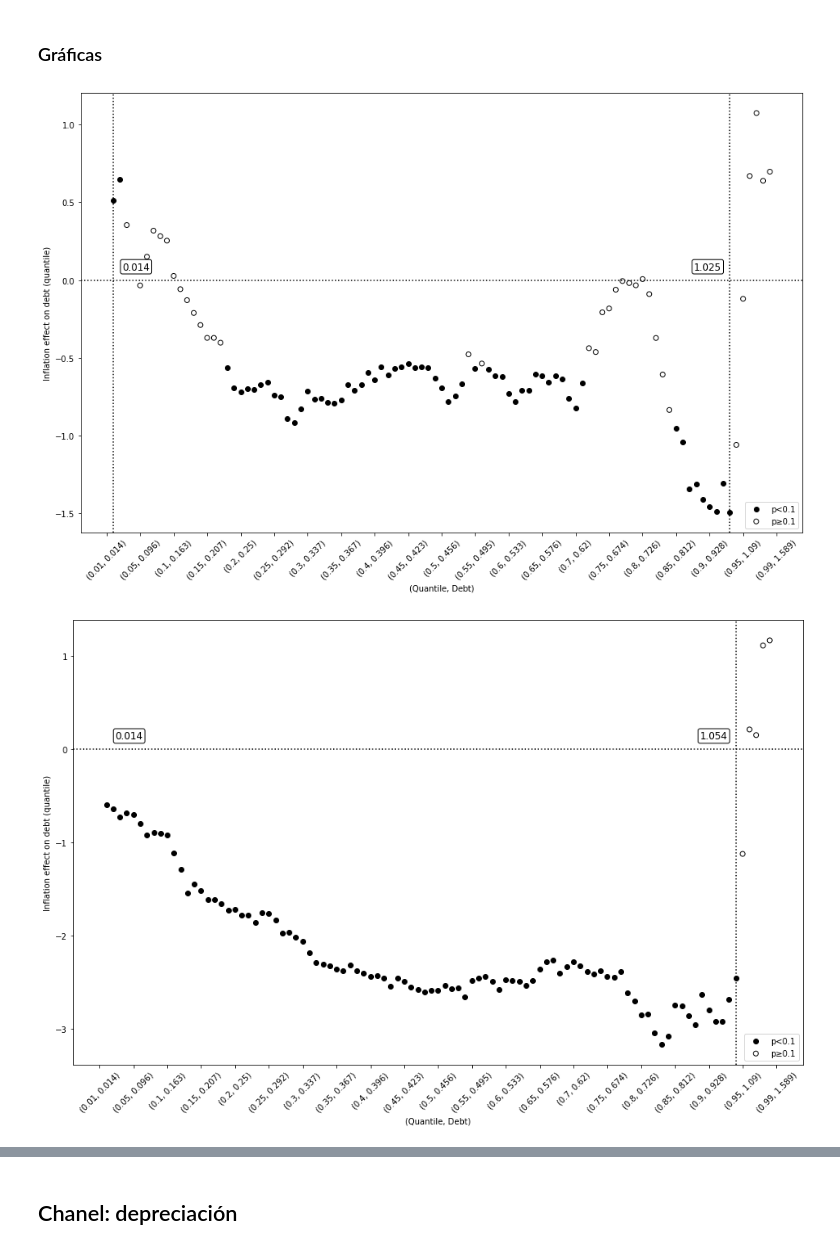
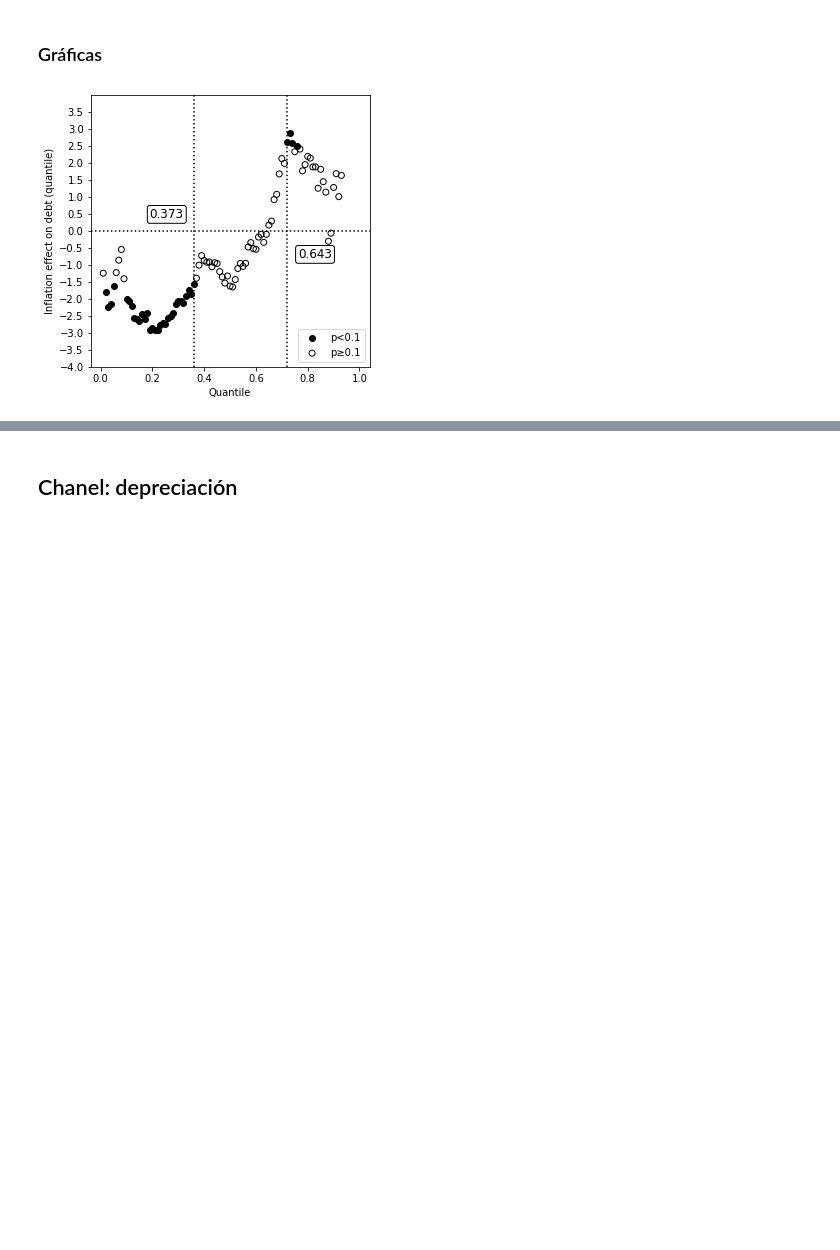
Before and after one commit to jguerrae/QuantilReg_InflationDebt, a Jupyter notebook: 3_ONE_SCRIPT.ipynb, the cells around one changed output, grey strips where cells are left out. Drawn from its saved outputs; the diff is of its cells as text; code cells hidden in the pictures; blank space fills up the shorter version.

```diff
--- a/3_ONE_SCRIPT.ipynb
+++ b/3_ONE_SCRIPT.ipynb
@@ -69,17 +69,19 @@ infr = infr[(infr.PI<qsi) & (infr.PI>qii)]
 for i in ['PI_ST5', 'PI_ST4', 'PI_ST3', 'PI_ST2', 'PI_ST1']:
     infr[f"PCT_{i}"] = infr[i].copy()
     # infr[i] = np.log(1+np.abs(infr["PI"]-infr[i])) # -> LOG 1 + ABS
+
     # infr[i] = np.log((infr["PI"]-infr[i])**2) # -> OK, LOG CUADRATICA
-    # infr[i] = np.log(1+(infr["PI"]-infr[i])**2) -> OK, LOG 1 + CUADRATICA
+    # infr[i] = np.log(1+(infr["PI"]-infr[i])**2) # -> OK, LOG 1 + CUADRATICA
     # infr[i] = np.sqrt(np.abs(infr["PI"] - infr[i])) # -> RAIZ CUADRAD  ABS
-    # infr[i] = np.sqrt(1 + np.abs(infr["PI"] - infr[i])) -> RAIZ CUADRAD 1 + ABS
-    # infr[i] = 1 / (1 + np.exp(-(np.abs(infr["PI"] - infr[i])))) -> OK SIGMOIDE
+
+    # infr[i] = np.sqrt(1 + np.abs(infr["PI"] - infr[i])) # -> RAIZ CUADRAD 1 + ABS
+    # infr[i] = 1 / (1 + np.exp(-(np.abs(infr["PI"] - infr[i])))) # -> OK SIGMOIDE
     # infr[i] = boxcox1p(infr["PI"] - infr[i], 0.5) # -> OK BOX-COX
     # infr[i] = np.arcsinh(np.abs(infr["PI"] - infr[i])) # -> OK arcseno
-    # infr[i] = np.tanh(np.abs(infr["PI"] - infr[i])) # - VTANGENTE ARC
+    infr[i] = np.tanh(np.abs(infr["PI"] - infr[i])) # - VTANGENTE ARC
 
-    infr = infr.merge(infr.groupby('WEO_CODE')[i].mean().reset_index().rename(columns = {i : f"D_{i}"}), "left", "WEO_CODE")
-    infr[i] = infr[i]/infr[f"D_{i}"]
+    # infr = infr.merge(infr.groupby('WEO_CODE')[i].mean().reset_index().rename(columns = {i : f"D_{i}"}), "left", "WEO_CODE")
+    # infr[i] = infr[i]/infr[f"D_{i}"]
 # %% [output]
 A value is trying to be set on a copy of a slice from a DataFrame.
 Try using .loc[row_indexer,col_indexer] = value instead
@@ -338,7 +340,8 @@ for i in modelos:
     try:
         result_df = pd.read_excel(i)
         ###################################################################################################################################################################
-        plt.figure(figsize=(16, 10))
+        plt.figure(figsize=(5, 5))
+        # plt.figure(figsize=(10, 10))
         ############################################################################################
         #SCATTER PLOT
         bins = [0, 0.01, 0.05, 0.1, 0.15, 0.2, 1]
@@ -376,7 +379,8 @@ for i in modelos:
 
         ############################################################################################
         #LABELS/LEYENDAS
-        plt.xlabel(f'(Quantile, Debt)')
+        # plt.xlabel(f'(Quantile, Debt)')
+        plt.xlabel(f'Quantile')
         plt.ylabel(f'Inflation effect on debt (quantile)')
 
         try:
@@ -397,45 +401,45 @@ for i in modelos:
                 f"{threshold2['Quantile_value']:.3f}",
                 # f"q {threshold['Quantile']}, Debt: {threshold['Quantile_value']:.3f}",
                 xy=(threshold2['Quantile'], 0),  # Position of the label
-                xytext=(45, 10),  # Offset for label placement (adjust as needed)
+                xytext=(45, -30),  # Offset for label placement (adjust as needed)
                 textcoords='offset points',
                 ha='right',  # Horizontal alignment of the label
                 va='bottom',  # Vertical alignment of the label
                 color='black',  # Text color
                 fontsize=12,  # Text font size
                 bbox=dict(boxstyle='round,pad=0.2', edgecolor='black', facecolor='white')  # Label background
                 )
 
             plt.legend(scatterpoints=1, loc='lower right')
 
         except:
             None
 
         ############################################################################################
         ymax = round(result_df["Slope"].max() + result_df["Slope"].std()/2,1)
         ymin = round(result_df["Slope"].min() - result_df["Slope"].std()/2,1)
 
-        # ymax, ymin = 4, -2
+        ymax, ymin = 4, -4
         # ymax, ymin = 0.7, -0.2
-        # plt.ylim(ymin, ymax)
-        # plt.yticks(np.arange(ymin, ymax, 0.2))  # Set custom y-axis ticks with 0.05 unit jumps
+        plt.ylim(ymin, ymax)
+        plt.yticks(np.arange(ymin, ymax, 0.5))  # Set custom y-axis ticks with 0.05 unit jumps
 
-        qsticks= [0.01, 0.05, 0.10, 0.15, 0.20, 0.25, 0.30, 0.35, 0.40, 0.45, 0.50, 0.55, 0.60, 0.65, 0.70, 0.75, 0.80, 0.85, 0.90, 0.95, 0.99]
+        # qsticks= [0.01, 0.05, 0.10, 0.15, 0.20, 0.25, 0.30, 0.35, 0.40, 0.45, 0.50, 0.55, 0.60, 0.65, 0.70, 0.75, 0.80, 0.85, 0.90, 0.95, 0.99]
+        # qsticks= [0.01, 0.10, 0.20, 0.30, 0.40, 0.50, 0.60, 0.70, 0.80, 0.90, 0.99]
         df_tick = result_df[result_df["Quantile"].isin(qsticks)]
         custom_xticks = [(round(qs,3), round(qv,3)) for qs, qv in zip(df_tick['Quantile'], df_tick['Quantile_value'])]
-        plt.xticks(np.arange(0, 1.05, 0.05), custom_xticks,rotation=45)  # Include rotation for better visibility
+        # plt.xticks(np.arange(0, 1.05, 0.05), custom_xticks,rotation=45)  # Include rotation for better visibility
 
 
         # plt.scatter(result_df['Quantile'], result_df['freq']) #PONLE ACÁ EL EJE Y DEL LADO DERECHO
 
         # plt.legend()
         # plt.grid(True)
-        plt.savefig(i.replace(".xlsx", ".jpeg"), dpi = 300, bbox_inches='tight')
+        # plt.savefig(i.replace(".xlsx", ".jpeg"), dpi = 300, bbox_inches='tight')
         plt.grid(False)
         plt.show()
 
     except:
         None
 # %% [output]
-[figure, old version]
+[figure, new version]
-[figure, removed]
```
Also changed, not shown: parts of 4 cells of this notebook.
